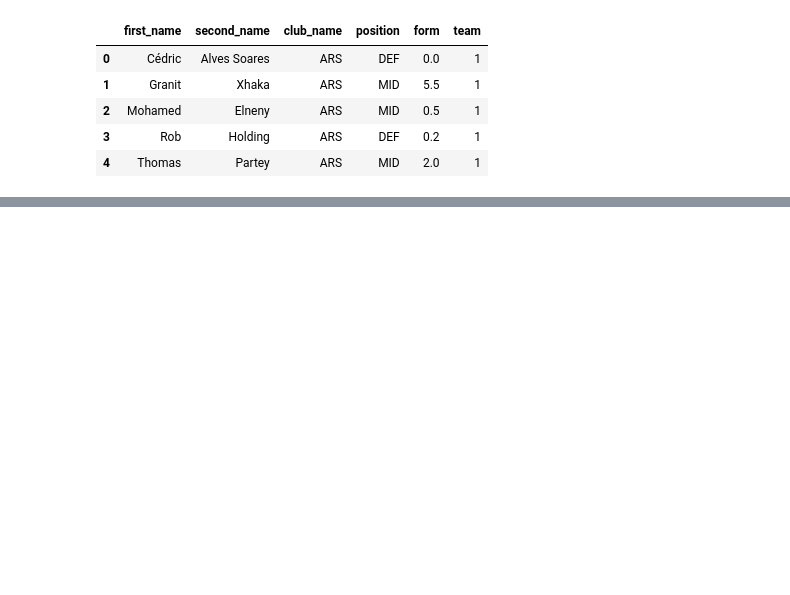
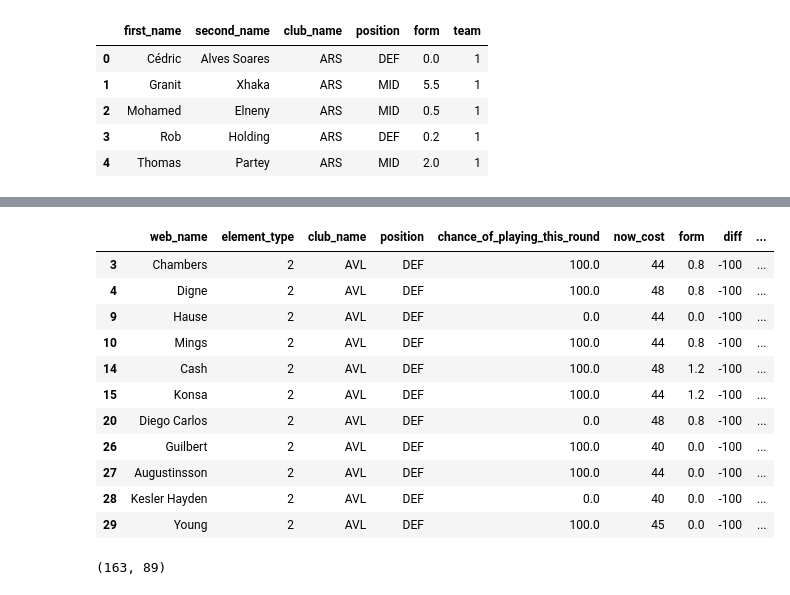
Before and after one commit to laniyadapo/FantasyPremierLeague, a Jupyter notebook: FPL.ipynb, the cells around one changed output, grey strips where cells are left out. Saved outputs shown, nothing was run; the diff lists cells and outputs as text; code cells hidden in the pictures; blank space fills up the shorter version.

```diff
--- a/FPL.ipynb
+++ b/FPL.ipynb
@@ -822,6 +753,7 @@ my_players_df.head()
 # %%
-bank = 2
-my_team = ['Ederson-MCI', 'Alexander-Arnold-LIV', 'Salah-LIV', 'Walker-MCI', 'Haaland-MCI', 'James-CHE', 'Cash-AVL', 'Archer-AVL', 'Rodrigo-LEE', 'Saka-ARS', 'Martinelli-ARS', 'Jesus-ARS', 'Meslier-LEE', 'Milivojevic-CRY', 'Dunk-BHA']
-potential_players = players_df.loc[~players_df.player_club.isin(my_team)].copy()
-potential_players.head()
+#Declaring bank balance and identify all players currently not in my team
+bank = 3
+my_team = ['Ederson-MCI', 'Alexander-Arnold-LIV', 'Salah-LIV', 'Walker-MCI', 'Haaland-MCI', 'James-CHE', 'Schär-NEW', 'Archer-AVL', 'Rodrigo-LEE', 'Saka-ARS', 'Martinelli-ARS', 'Jesus-ARS', 'Meslier-LEE', 'Milivojevic-CRY', 'Dunk-BHA']
+players_not_in_my_team = players_df.loc[~players_df.player_club.isin(my_team)].copy()
+players_not_in_my_team.shape
 # %% [output]
@@ -857,0 +820,23 @@ my_players_df[['web_name', 'club_name', 'position', 'form', 'now_cost', 'away_te
+# %%
+potential_players=players_not_in_my_team.loc[~players_not_in_my_team.club_name.isin(invalid_teams)]
+potential_players=potential_players.loc[potential_players.element_type==position]
+potential_players = potential_players.loc[potential_players.now_cost<=budget]
+potential_players[['web_name', 'element_type','club_name', 'position', 'chance_of_playing_this_round', 'now_cost', 'form', 'diff', 'away_team', 'home_team']].head(11)
+# %% [output]
+|  | web_name | element_type | club_name | position | chance_of_playing_this_round | now_cost | form | diff | ... |
+| 3 | Chambers | 2 | AVL | DEF | 100.0 | 44 | 0.8 | -100 | ... |
+| 4 | Digne | 2 | AVL | DEF | 100.0 | 48 | 0.8 | -100 | ... |
+| 9 | Hause | 2 | AVL | DEF | 0.0 | 44 | 0.0 | -100 | ... |
+| 10 | Mings | 2 | AVL | DEF | 100.0 | 44 | 0.8 | -100 | ... |
+| 14 | Cash | 2 | AVL | DEF | 100.0 | 48 | 1.2 | -100 | ... |
+| 15 | Konsa | 2 | AVL | DEF | 100.0 | 44 | 1.2 | -100 | ... |
+| 20 | Diego Carlos | 2 | AVL | DEF | 0.0 | 48 | 0.8 | -100 | ... |
+| 26 | Guilbert | 2 | AVL | DEF | 100.0 | 40 | 0.0 | -100 | ... |
+| 27 | Augustinsson | 2 | AVL | DEF | 100.0 | 44 | 0.0 | -100 | ... |
+| 28 | Kesler Hayden | 2 | AVL | DEF | 0.0 | 40 | 0.0 | -100 | ... |
+| 29 | Young | 2 | AVL | DEF | 100.0 | 45 | 0.0 | -100 | ... |
+# %%
+#Number of players available for transfer into current team
+potential_players.shape
+# %% [output]
+(163, 89)
```
Also changed, not shown: parts of 159 cells of this notebook, 1 other file.
